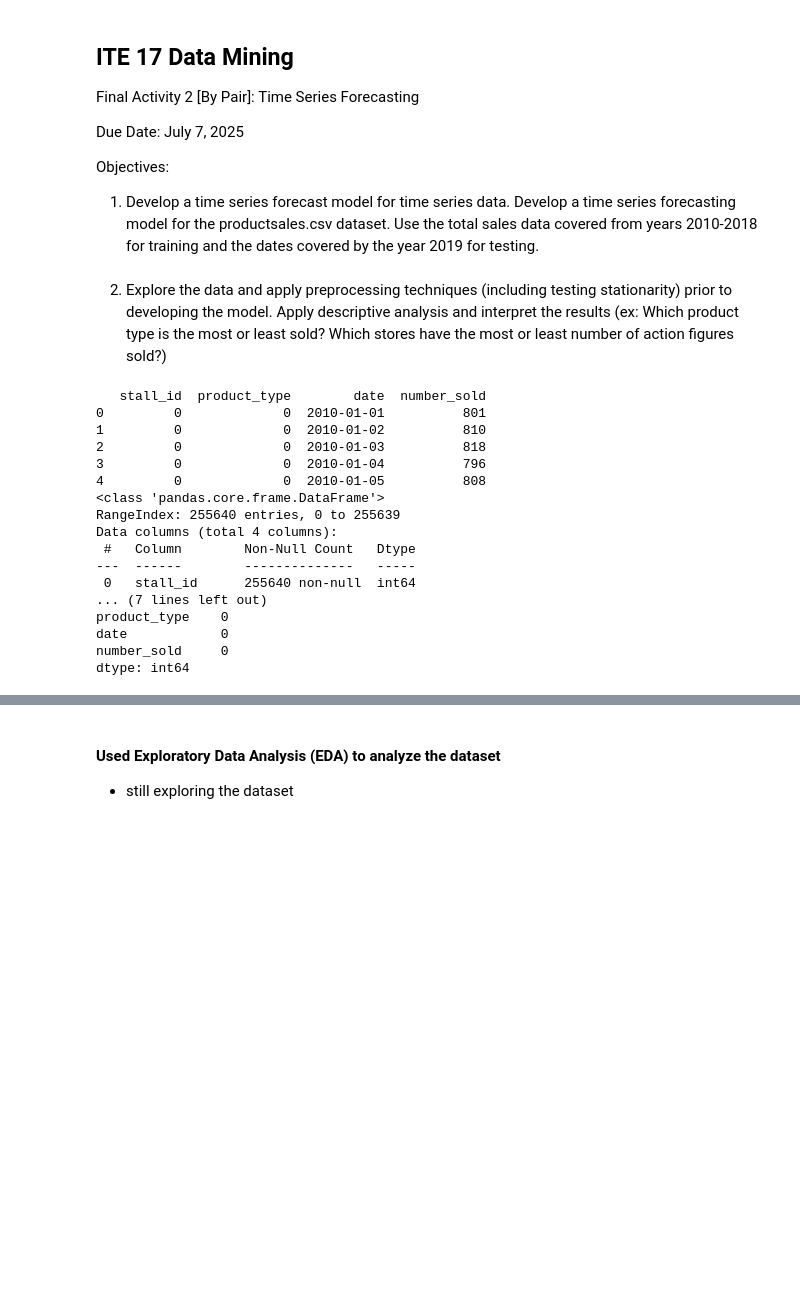
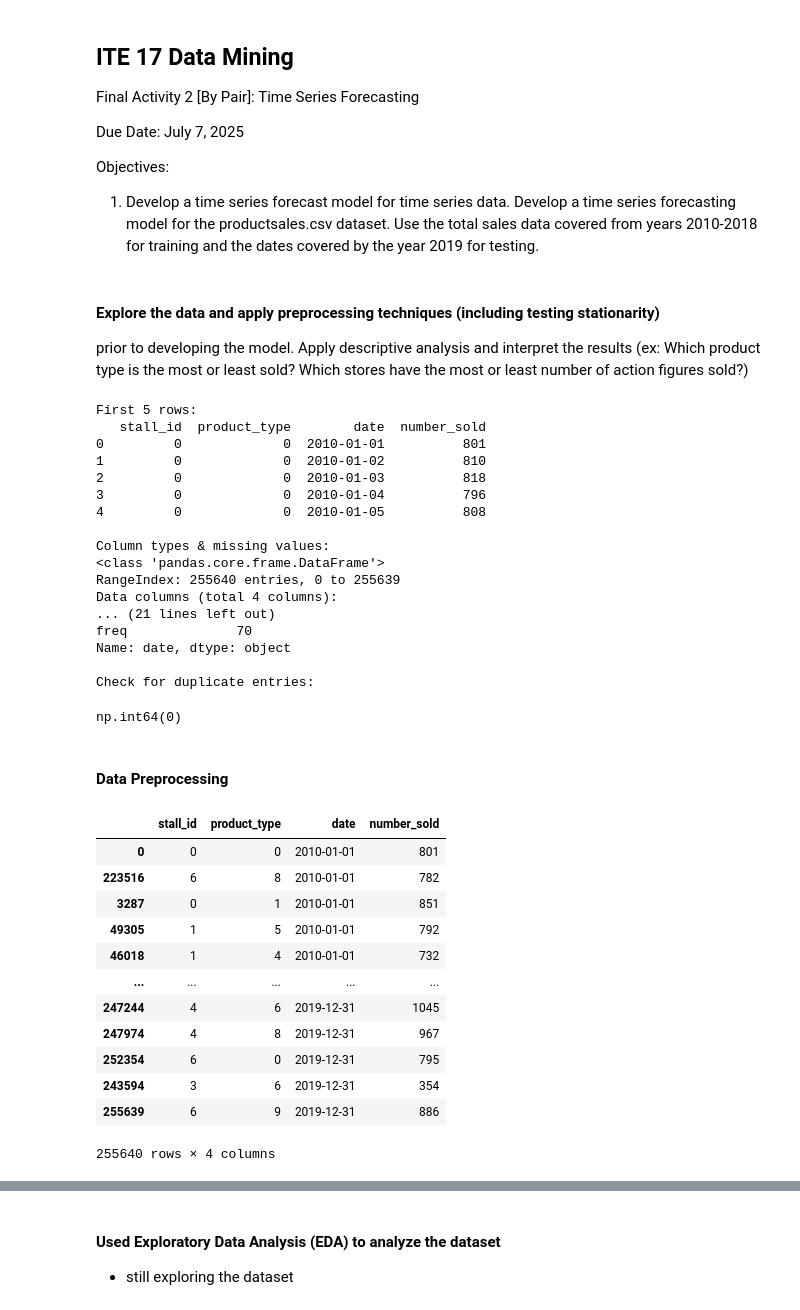
Before and after one commit to Nikkochoy/Data_Mining_Activities, a Jupyter notebook: Activities/CHOY MAGA FINAL_ACT2.ipynb, the cells around one changed output, grey strips where cells are left out. Saved outputs shown, nothing was run; the diff lists cells and outputs as text; code cells hidden in the pictures; blank space fills up the shorter version.

```diff
--- a/Activities/CHOY MAGA FINAL_ACT2.ipynb
+++ b/Activities/CHOY MAGA FINAL_ACT2.ipynb
@@ -9,8 +9,8 @@ Objectives:
 1. Develop a time series forecast model for time series data. Develop a time series forecasting model for the productsales.csv dataset. Use the total sales data covered from years 2010-2018 for training and the dates covered by the year
 2019 for testing.
 # %% [markdown]
-2. Explore the data and apply preprocessing techniques (including testing stationarity) prior
-to developing the model. Apply descriptive analysis and interpret the results (ex: Which
+#### Explore the data and apply preprocessing techniques (including testing stationarity)
+prior to developing the model. Apply descriptive analysis and interpret the results (ex: Which
 product type is the most or least sold? Which stores have the most or least number of
 action figures sold?)
 # %%
@@ -24,34 +24,57 @@ import numpy as np
 
 # Data exploration
 sales = pd.read_csv("../data/productsales.csv")
-print(sales.head())  # First few rows
-print(sales.info())  # Column types & missing values
-print(sales.isnull().sum())  # Missing values per column
-sales['date'].describe()  # Check time range/frequency
-sales.duplicated().sum() # Check for duplicated entries
+print("First 5 rows:")
+print(sales.head())
 
-# Preprocess data
-sales['date'] = pd.to_datetime(sales['date']) # Convert date column to datetime data type
-sales = sales.sort_values('date')  # Ensure chronological order
+print("\nColumn types & missing values:")
+print(sales.info())
 
-# Aggregate total daily sales (across all stalls and products)
-daily_sales = sales.groupby('date')['number_sold'].sum().reset_index()
-daily_sales.set_index('date', inplace=True)
+print("\nMissing values per column:")
+print(sales.isnull().sum())
+
+print("\nCheck time range/frequency:")
+print(sales['date'].describe())
+
+print("\nCheck for duplicate entries:")
+sales.duplicated().sum()
 # %% [output]
+First 5 rows:
    stall_id  product_type        date  number_sold
 0         0             0  2010-01-01          801
 1         0             0  2010-01-02          810
 2         0             0  2010-01-03          818
 3         0             0  2010-01-04          796
 4         0             0  2010-01-05          808
+
+Column types & missing values:
 <class 'pandas.core.frame.DataFrame'>
 RangeIndex: 255640 entries, 0 to 255639
 Data columns (total 4 columns):
- #   Column        Non-Null Count   Dtype
----  ------        --------------   -----
- 0   stall_id      255640 non-null  int64
-... (7 lines left out)
-product_type    0
-date            0
-number_sold     0
-dtype: int64
+... (21 lines left out)
+freq              70
+Name: date, dtype: object
+
+Check for duplicate entries:
+np.int64(0)
+# %% [markdown]
+#### Data Preprocessing
+# %%
+# Preprocess data
+sales['date'] = pd.to_datetime(sales['date']) # Convert date column to datetime data type
+sales = sales.sort_values('date')  # Ensure chronological order
+sales
+# %% [output]
+|  | stall_id | product_type | date | number_sold |
+| 0 | 0 | 0 | 2010-01-01 | 801 |
+| 223516 | 6 | 8 | 2010-01-01 | 782 |
+| 3287 | 0 | 1 | 2010-01-01 | 851 |
+| 49305 | 1 | 5 | 2010-01-01 | 792 |
+| 46018 | 1 | 4 | 2010-01-01 | 732 |
+| ... | ... | ... | ... | ... |
+| 247244 | 4 | 6 | 2019-12-31 | 1045 |
+| 247974 | 4 | 8 | 2019-12-31 | 967 |
+| 252354 | 6 | 0 | 2019-12-31 | 795 |
+| 243594 | 3 | 6 | 2019-12-31 | 354 |
+| 255639 | 6 | 9 | 2019-12-31 | 886 |
+255640 rows × 4 columns
```
Also changed, not shown: parts of 15 cells of this notebook.
